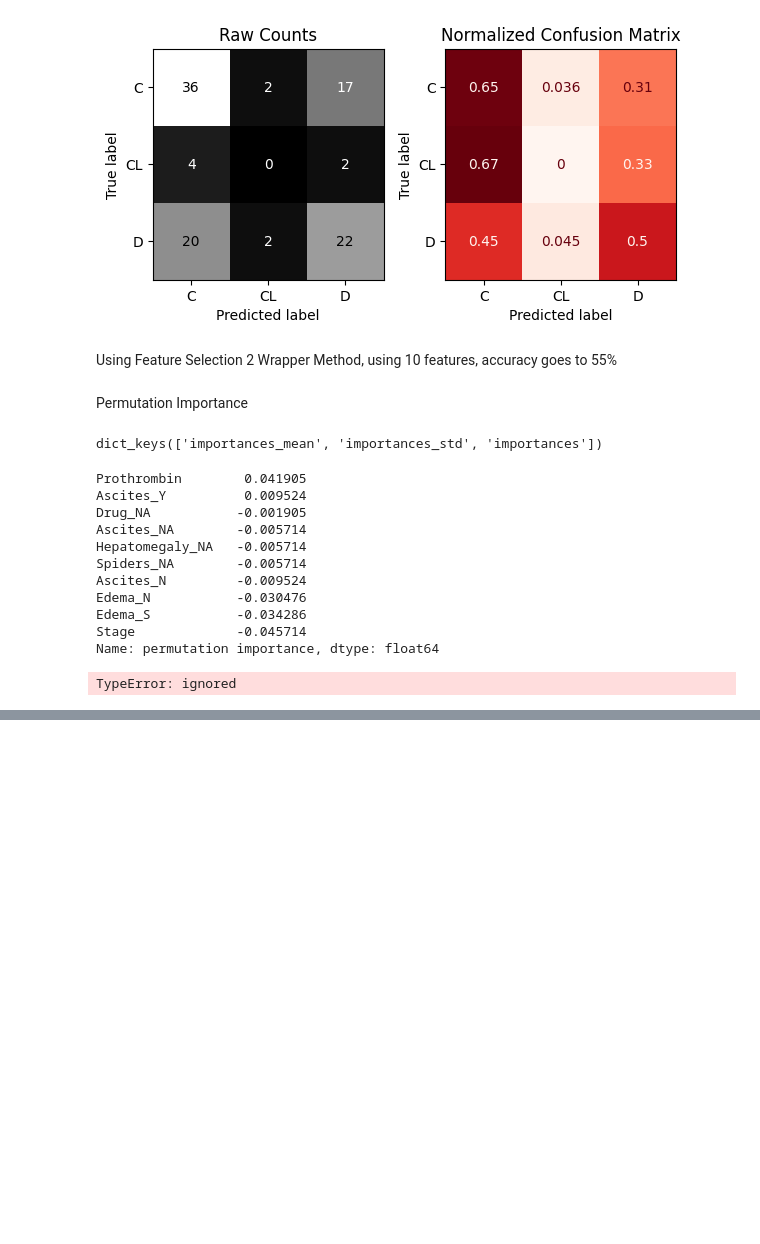
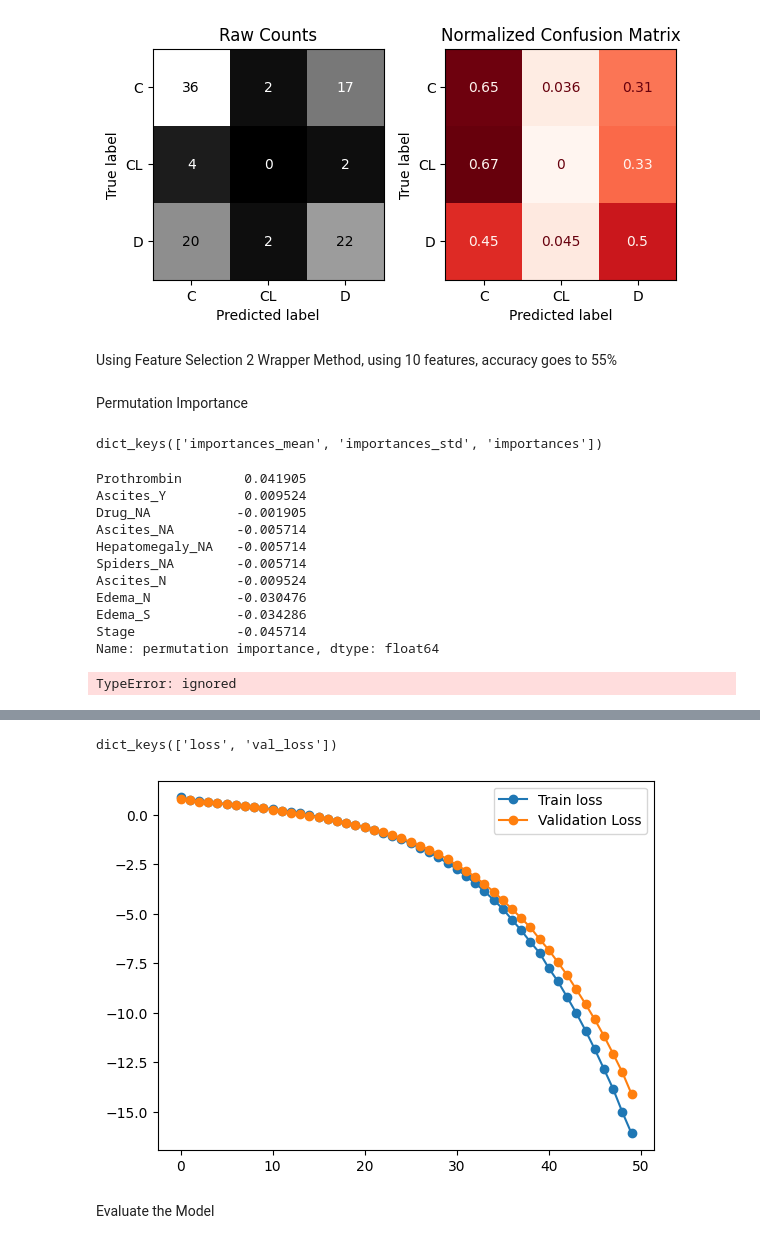
Before and after one commit to ddy623/Cirrhosis, a Jupyter notebook: Cirrhosis.ipynb, the cells around one changed output, grey strips where cells are left out. Saved outputs shown, nothing was run; the diff lists cells and outputs as text; code cells hidden in the pictures; blank space fills up the shorter version.

```diff
--- a/Cirrhosis.ipynb
+++ b/Cirrhosis.ipynb
@@ -830,0 +901,14 @@ TypeError: ignored
+# %%
+# First hidden layer
+model.add(Dense(30, # How many neurons you have in your first hidden layer
+                input_dim = input_shape, # What is the shape of your input features (number of columns)
+                activation = 'relu')) # What activation function are you using?
+# Second hidden layer
+model.add(Dense(10, # How many neurons you have in your second hidden layer
+                activation = 'relu')) # What activation function are you using?
+# %%
+# Output layer
+model.add(Dense(1, activation = 'sigmoid'))
+# %%
+# Step 2: Compile
+model.compile(loss = 'bce', optimizer = 'adam',)
@@ -830,0 +934,5 @@ TypeError: ignored
+# %%
+# Step 3: Fit our model
+history = model.fit(X_train_tf, y_train_enc,
+                    validation_split=.2,
+                    epochs=50)
@@ -830,0 +957,15 @@ TypeError: ignored
+# %%
+# History.history is a dictionary
+history.history.keys()
+# %% [output]
+dict_keys(['loss', 'val_loss'])
+# %%
+# Visualize the loss
+fig, ax = plt.subplots()
+ax.plot(history.history['loss'], label='Train loss', marker='o')
+ax.plot(history.history['val_loss'], label='Validation Loss', marker='o')
+ax.legend();
+# %% [output]
+[figure, added]
+# %% [markdown]
+Evaluate the Model
```
Also changed, not shown: parts of 22 cells of this notebook.
